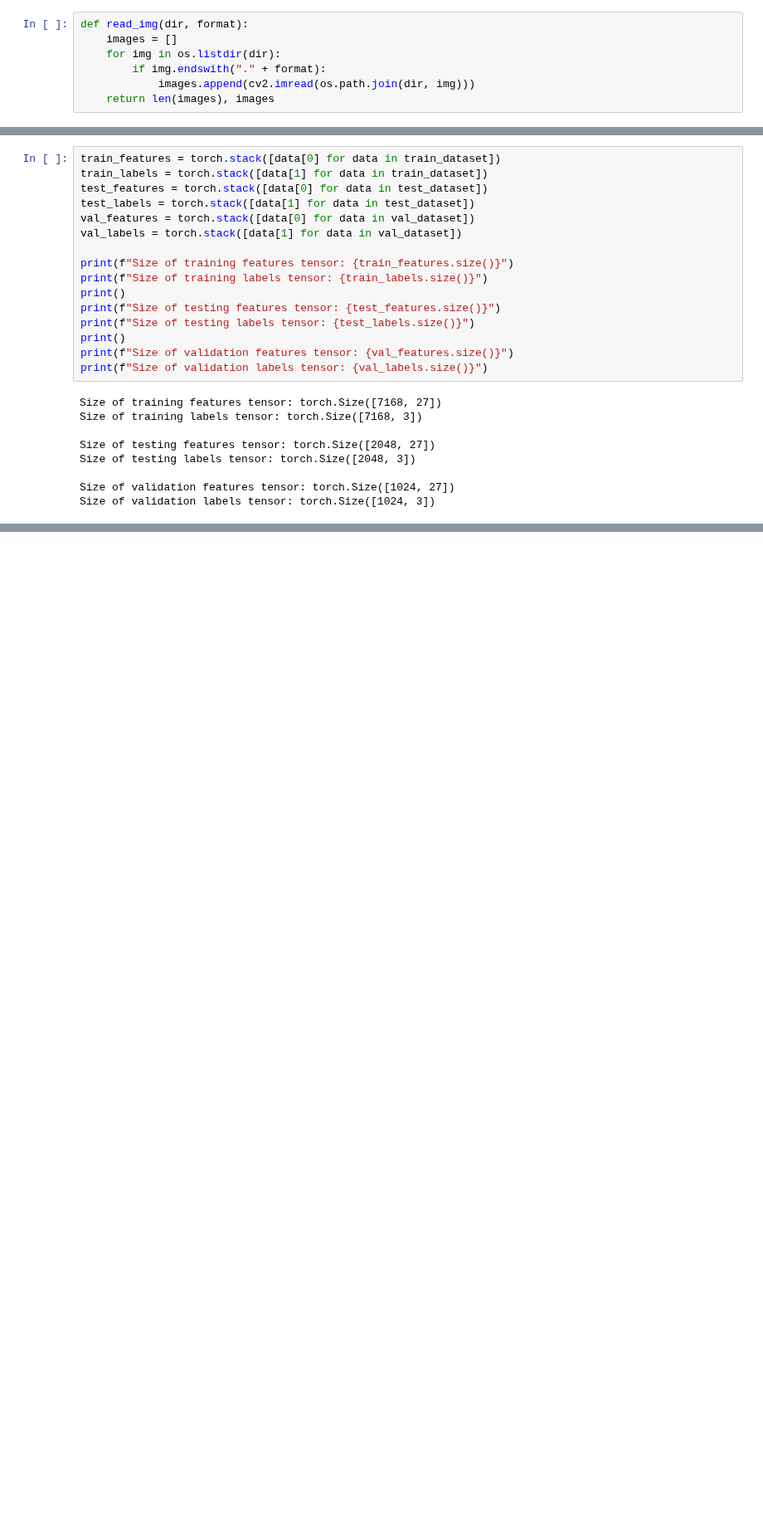
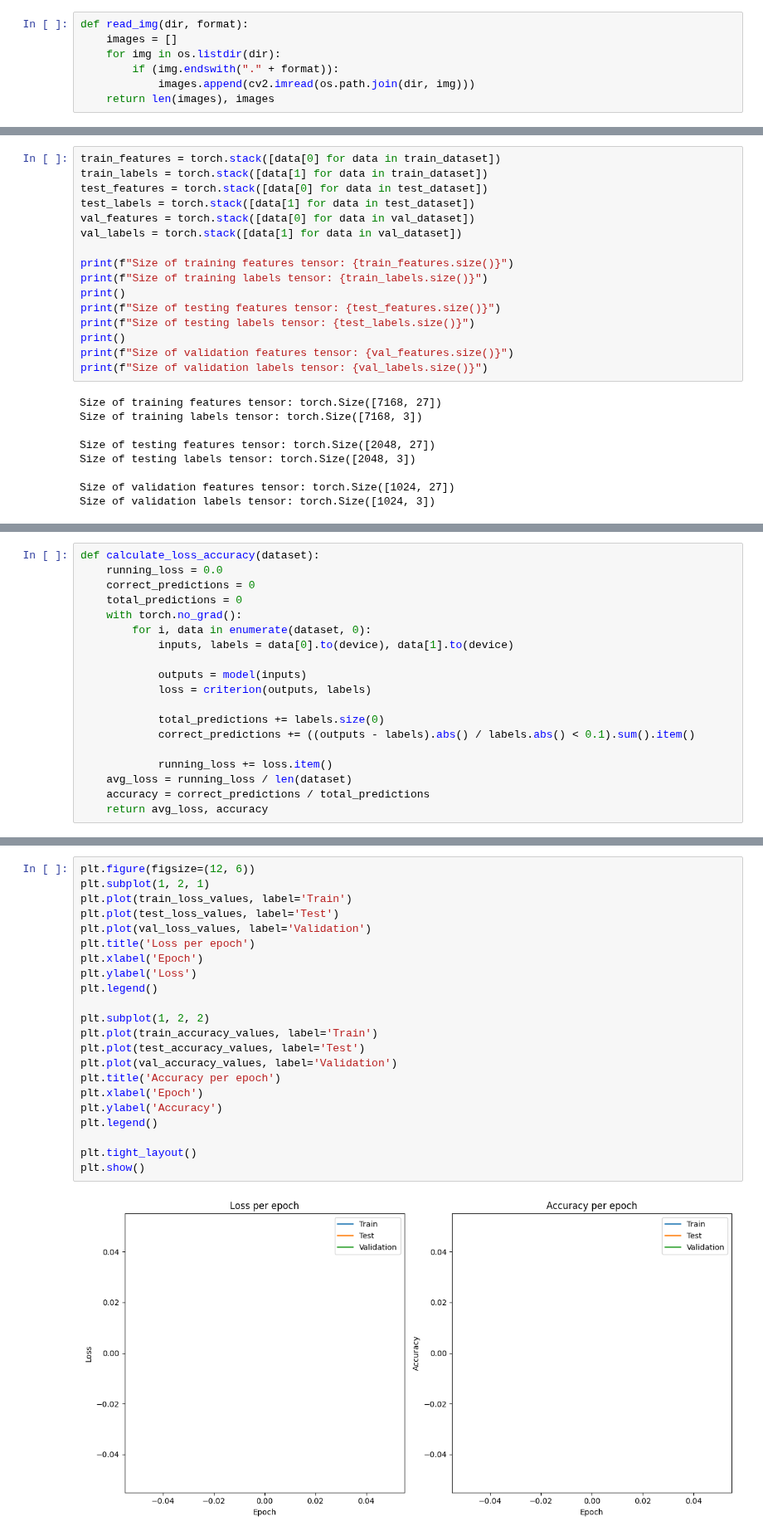
Before and after one commit to rezaAdinepour/Deep-Learning-Homework, a Jupyter notebook: HWs/HW2/Code/Q5.ipynb, the cells around one changed output, grey strips where cells are left out. Shown at 83% size. Cells and saved outputs as stored; diff of their text form; blank space fills up the shorter version.

```diff
--- a/HWs/HW2/Code/Q5.ipynb
+++ b/HWs/HW2/Code/Q5.ipynb
@@ -27,7 +32,7 @@ cuda
 def read_img(dir, format):
     images = []
     for img in os.listdir(dir):
-        if img.endswith("." + format):
+        if (img.endswith("." + format)):
             images.append(cv2.imread(os.path.join(dir, img)))
     return len(images), images
 # %% [markdown]
@@ -223,0 +208,19 @@ plt.show()
+# %%
+def calculate_loss_accuracy(dataset):
+    running_loss = 0.0
+    correct_predictions = 0
+    total_predictions = 0
+    with torch.no_grad():
+        for i, data in enumerate(dataset, 0):
+            inputs, labels = data[0].to(device), data[1].to(device)
+
+            outputs = model(inputs)
+            loss = criterion(outputs, labels)
+
+            total_predictions += labels.size(0)
+            correct_predictions += ((outputs - labels).abs() / labels.abs() < 0.1).sum().item()
+
+            running_loss += loss.item()
+    avg_loss = running_loss / len(dataset)
+    accuracy = correct_predictions / total_predictions
+    return avg_loss, accuracy
@@ -223,0 +267,24 @@ plt.show()
+# %%
+plt.figure(figsize=(12, 6))
+plt.subplot(1, 2, 1)
+plt.plot(train_loss_values, label='Train')
+plt.plot(test_loss_values, label='Test')
+plt.plot(val_loss_values, label='Validation')
+plt.title('Loss per epoch')
+plt.xlabel('Epoch')
+plt.ylabel('Loss')
+plt.legend()
+
+plt.subplot(1, 2, 2)
+plt.plot(train_accuracy_values, label='Train')
+plt.plot(test_accuracy_values, label='Test')
+plt.plot(val_accuracy_values, label='Validation')
+plt.title('Accuracy per epoch')
+plt.xlabel('Epoch')
+plt.ylabel('Accuracy')
+plt.legend()
+
+plt.tight_layout()
+plt.show()
+# %% [output]
+[figure, added]
```
Also changed, not shown: parts of 16 cells of this notebook, 2 other files.
